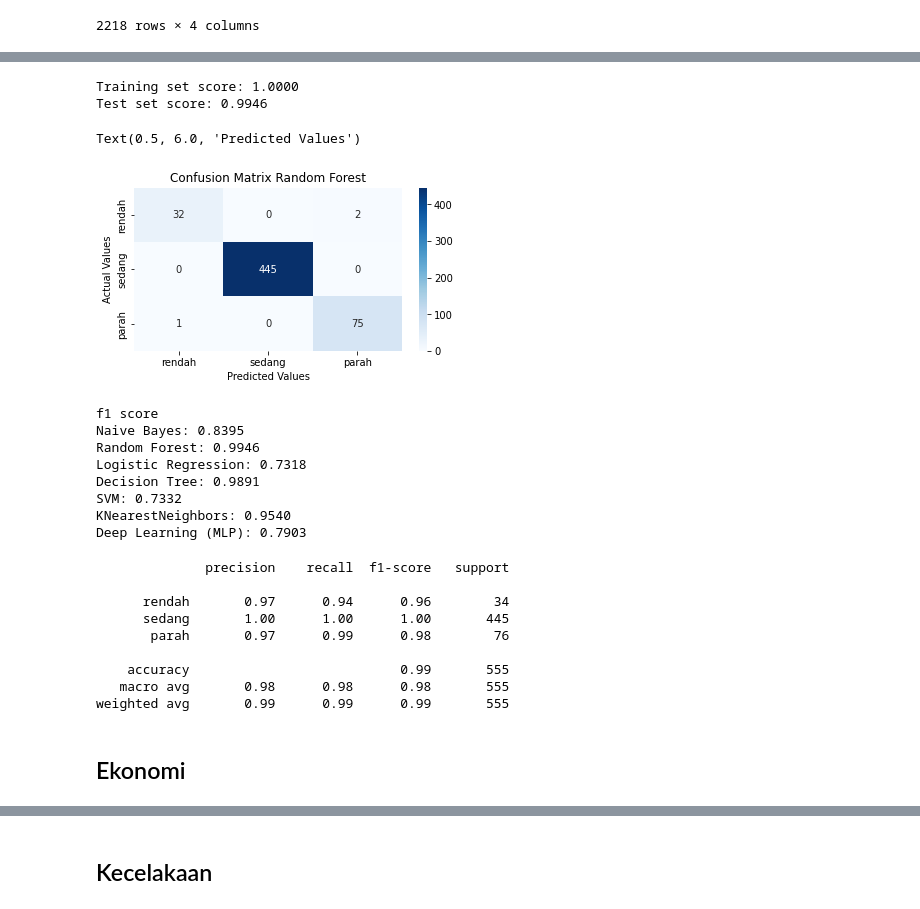
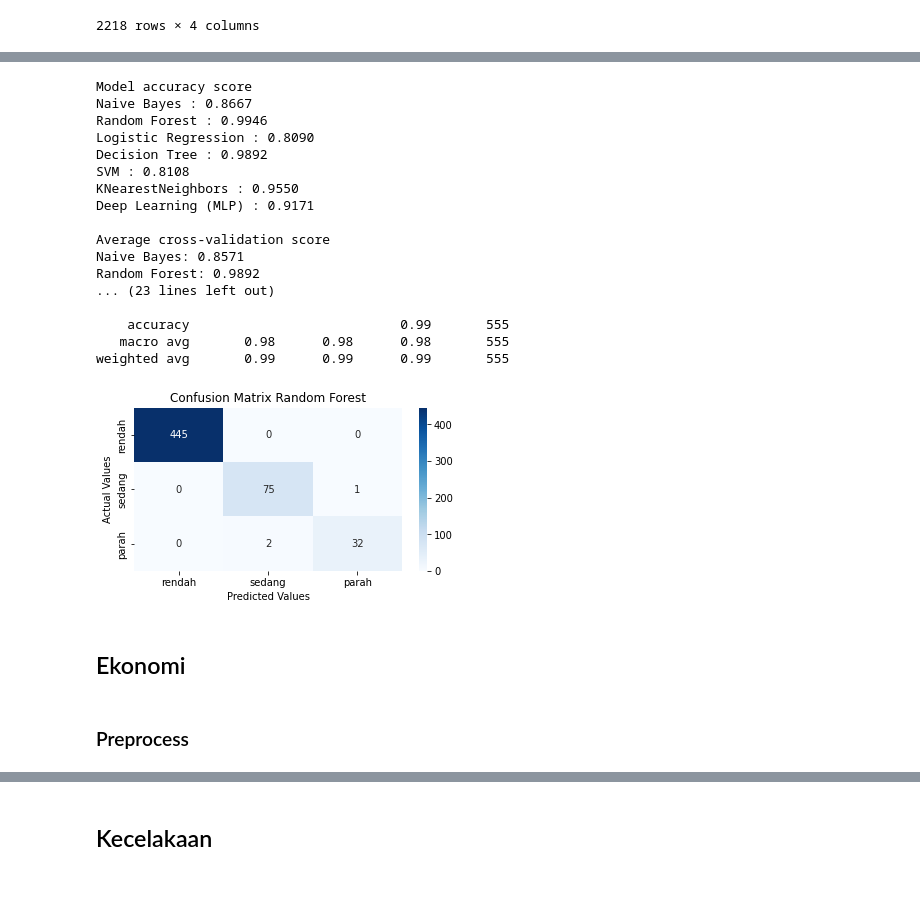
Before and after one commit to alwaysyu/PetaKabar, a Jupyter notebook: compare.ipynb, the cells around one changed output, grey strips where cells are left out. Cells and saved outputs as stored; diff of their text form; code cells hidden in the pictures.

```diff
--- a/compare.ipynb
+++ b/compare.ipynb
@@ -326,6 +338,0 @@ Deep Learning (MLP): 0.8937
-# %%
-print('Training set score: {:.4f}'.format(rf.score(X_train, y_train)))
-print('Test set score: {:.4f}'.format(rf.score(X_test, y_test)))
-# %% [output]
-Training set score: 1.0000
-Test set score: 0.9946
@@ -337,55 +339,28 @@ import seaborn as sns # for statistical data visualization
-# %%
-cm=confusion_matrix(y_test,y_pred_rf)
-cm_df = pd.DataFrame(cm,
-                    index = ['rendah','sedang','parah'],
-                     columns = ['rendah','sedang','parah'])
-plt.figure(figsize=(6,3))
-plt.title("Confusion Matrix Random Forest")
-sns.heatmap(cm_df, annot=True,fmt='d', cmap='Blues')
-plt.ylabel("Actual Values")
-plt.xlabel("Predicted Values")
-# plt.savefig('confusion_matrix.png')
-# %% [output]
-Text(0.5, 6.0, 'Predicted Values')
-[figure, removed]
-# %%
-from sklearn.metrics import f1_score
-
-print('f1 score bencana')
-print('Naive Bayes: {:.4f}'.format(f1_score(y_test, y_pred_gnb, average='weighted')))
-print('Random Forest: {:.4f}'.format(f1_score(y_test, y_pred_rf, average='weighted')))
-print('Logistic Regression: {:.4f}'.format(f1_score(y_test, y_pred_logreg, average='weighted')))
-print('Decision Tree: {:.4f}'.format(f1_score(y_test, y_pred_d_tree, average='weighted')))
-print('SVM: {:.4f}'.format(f1_score(y_test, y_pred_svc, average='weighted')))
-print('KNearestNeighbors: {:.4f}'.format(f1_score(y_test, y_pred_knn, average='weighted')))
-print('Deep Learning (MLP): {:.4f}'.format(f1_score(y_test, y_pred_dl, average='weighted')))
-# f1_score(y_test, y_pred_rf, average='weighted')
-# %% [output]
-f1 score
-Naive Bayes: 0.8395
-Random Forest: 0.9946
-Logistic Regression: 0.7318
-Decision Tree: 0.9891
-SVM: 0.7332
-KNearestNeighbors: 0.9540
-Deep Learning (MLP): 0.7903
-# %%
-from sklearn.metrics import classification_report
-
-# print(classification_report(y_test, y_pred, target_names=['rendah', 'sedang']))
-print(classification_report(y_test, y_pred_rf, target_names=['rendah', 'sedang', 'parah']))
-# %% [output]
-              precision    recall  f1-score   support
-
-      rendah       0.97      0.94      0.96        34
-      sedang       1.00      1.00      1.00       445
-       parah       0.97      0.99      0.98        76
-
-    accuracy                           0.99       555
-   macro avg       0.98      0.98      0.98       555
-weighted avg       0.99      0.99      0.99       555
+# %%
+compare_cls(X_train, X_test, y_train, y_test)
+# %% [output]
+Model accuracy score
+Naive Bayes : 0.8667
+Random Forest : 0.9946
+Logistic Regression : 0.8090
+Decision Tree : 0.9892
+SVM : 0.8108
+KNearestNeighbors : 0.9550
+Deep Learning (MLP) : 0.9171
+
+Average cross-validation score
+Naive Bayes: 0.8571
+Random Forest: 0.9892
+... (23 lines left out)
+
+    accuracy                           0.99       555
+   macro avg       0.98      0.98      0.98       555
+weighted avg       0.99      0.99      0.99       555
+[figure, added]
 # %% [markdown]
 ## Ekonomi
+# %% [markdown]
+### Preprocess
 # %%
 # Ekonomi Section (Topic id = 2)
 cls_old_ekonomi = cls_old[cls_old['berita_topik_id'] == 2]
```
Also changed, not shown: parts of 42 cells of this notebook.
